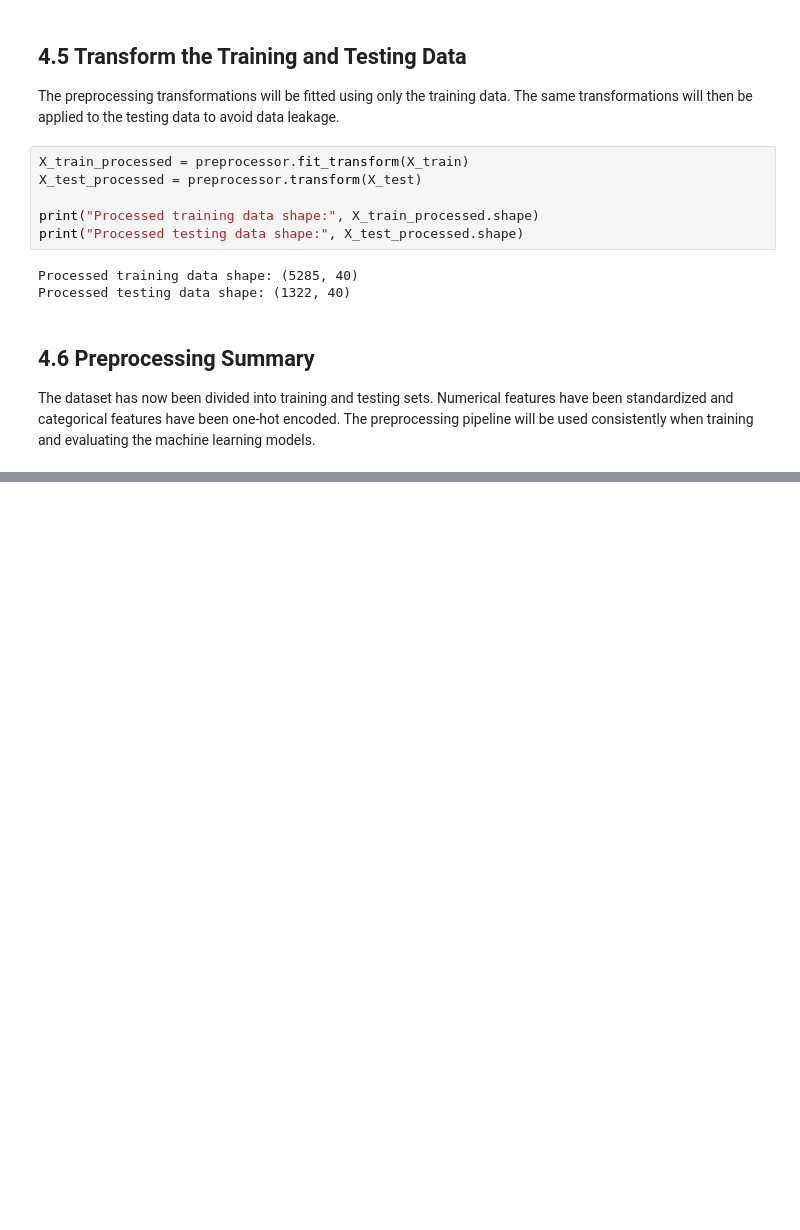
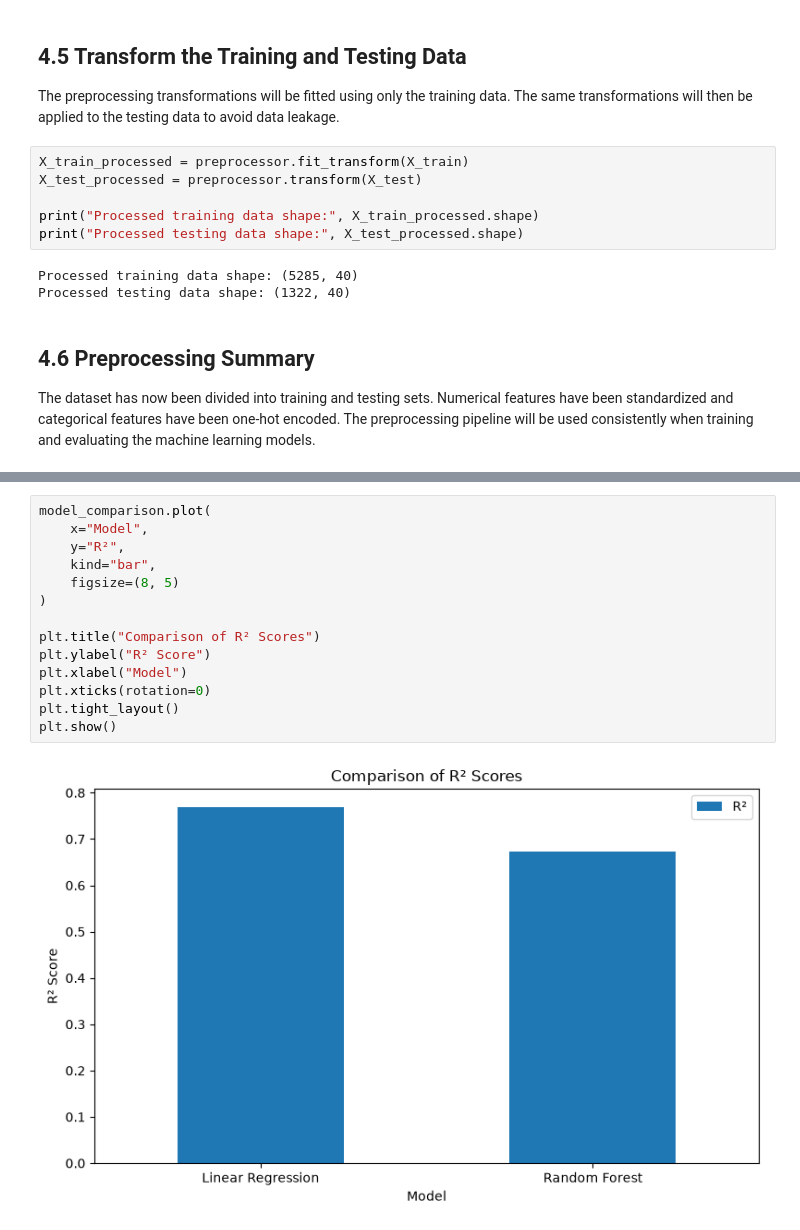
Before and after one commit to obahedmond18/Student-Performance-ML-Capstone-Techcrush, a Jupyter notebook: notebooks/student_performance_capstone.ipynb, the cells around one changed output, grey strips where cells are left out. Saved outputs shown, nothing was run; the diff lists cells and outputs as text; blank space fills up the shorter version.

```diff
--- a/notebooks/student_performance_capstone.ipynb
+++ b/notebooks/student_performance_capstone.ipynb
@@ -698,0 +890,16 @@ The dataset has now been divided into training and testing sets. Numerical featu
+# %%
+model_comparison.plot(
+    x="Model",
+    y="R²",
+    kind="bar",
+    figsize=(8, 5)
+)
+
+plt.title("Comparison of R² Scores")
+plt.ylabel("R² Score")
+plt.xlabel("Model")
+plt.xticks(rotation=0)
+plt.tight_layout()
+plt.show()
+# %% [output]
+[figure, added]
```
Also changed, not shown: parts of 29 cells of this notebook.
